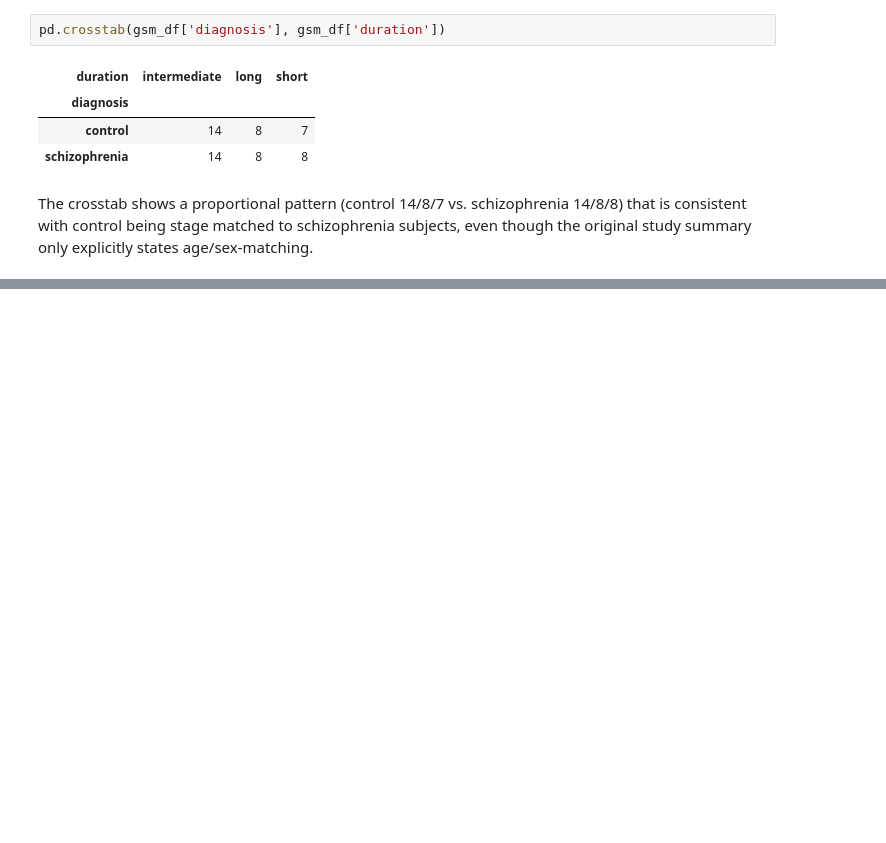
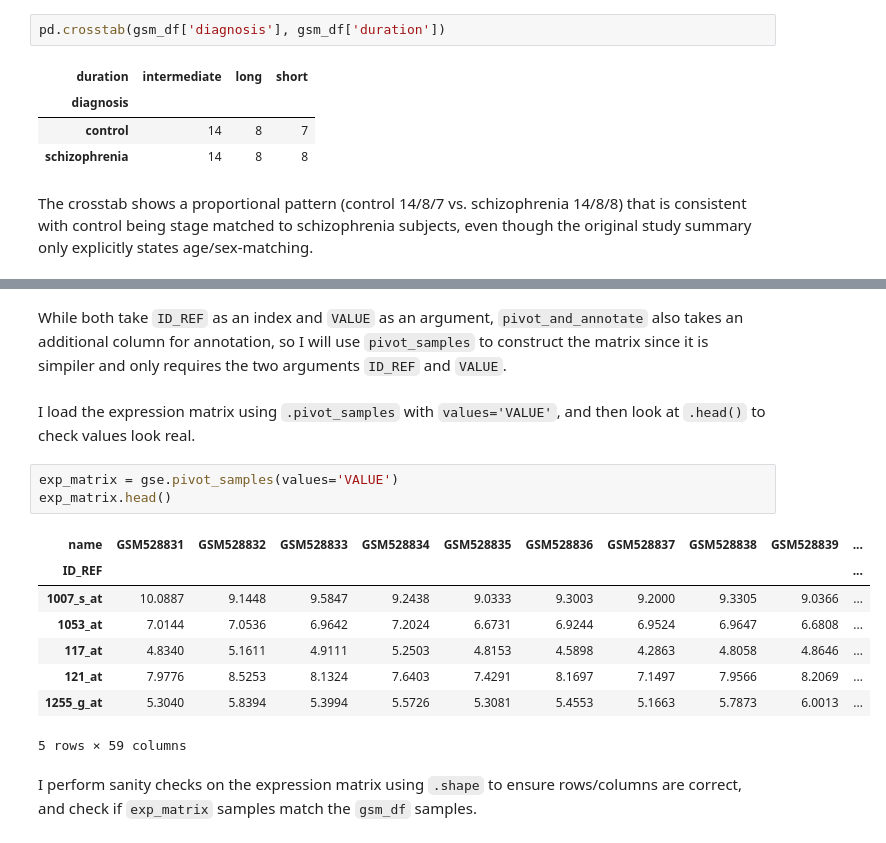
Before and after one commit to joshuasim/schizophrenia-pathway-classifier, a Jupyter notebook: notebooks/01_eda.ipynb, the cells around one changed output, grey strips where cells are left out. Drawn from its saved outputs; the diff is of its cells as text; blank space fills up the shorter version.

```diff
--- a/notebooks/01_eda.ipynb
+++ b/notebooks/01_eda.ipynb
@@ -149,0 +212,18 @@ The crosstab shows a proportional pattern (control 14/8/7 vs. schizophrenia 14/8
+# %% [markdown]
+While both take `ID_REF` as an index and `VALUE` as an argument, `pivot_and_annotate` also takes an additional column for annotation, so I will use `pivot_samples` to construct the matrix since it is simpiler and only requires the two arguments `ID_REF` and `VALUE`.
+# %% [markdown]
+I load the expression matrix using `.pivot_samples` with `values='VALUE'`, and then look at `.head()` to check values look real.
+# %%
+exp_matrix = gse.pivot_samples(values='VALUE')
+exp_matrix.head()
+# %% [output]
+| name | GSM528831 | GSM528832 | GSM528833 | GSM528834 | GSM528835 | GSM528836 | GSM528837 | GSM528838 | GSM528839 | ... |
+| ID_REF |  |  |  |  |  |  |  |  |  | ... |
+| 1007_s_at | 10.0887 | 9.1448 | 9.5847 | 9.2438 | 9.0333 | 9.3003 | 9.2000 | 9.3305 | 9.0366 | ... |
+| 1053_at | 7.0144 | 7.0536 | 6.9642 | 7.2024 | 6.6731 | 6.9244 | 6.9524 | 6.9647 | 6.6808 | ... |
+| 117_at | 4.8340 | 5.1611 | 4.9111 | 5.2503 | 4.8153 | 4.5898 | 4.2863 | 4.8058 | 4.8646 | ... |
+| 121_at | 7.9776 | 8.5253 | 8.1324 | 7.6403 | 7.4291 | 8.1697 | 7.1497 | 7.9566 | 8.2069 | ... |
+| 1255_g_at | 5.3040 | 5.8394 | 5.3994 | 5.5726 | 5.3081 | 5.4553 | 5.1663 | 5.7873 | 6.0013 | ... |
+5 rows × 59 columns
+# %% [markdown]
+I perform sanity checks on the expression matrix using `.shape` to ensure rows/columns are correct, and check if `exp_matrix` samples match the `gsm_df` samples.
```
Also changed, not shown: parts of 17 cells of this notebook.
